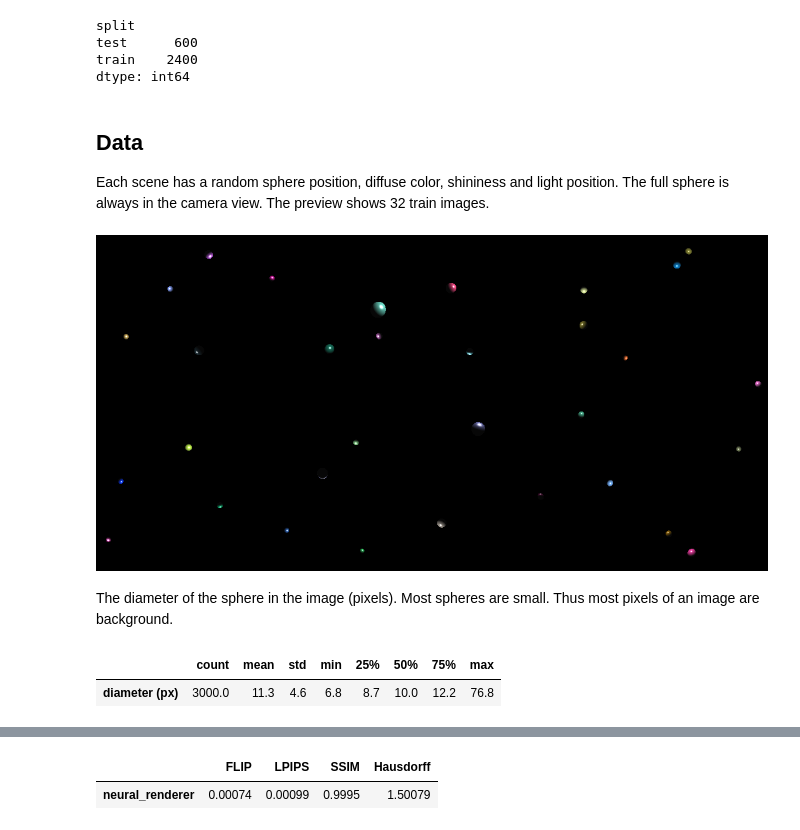
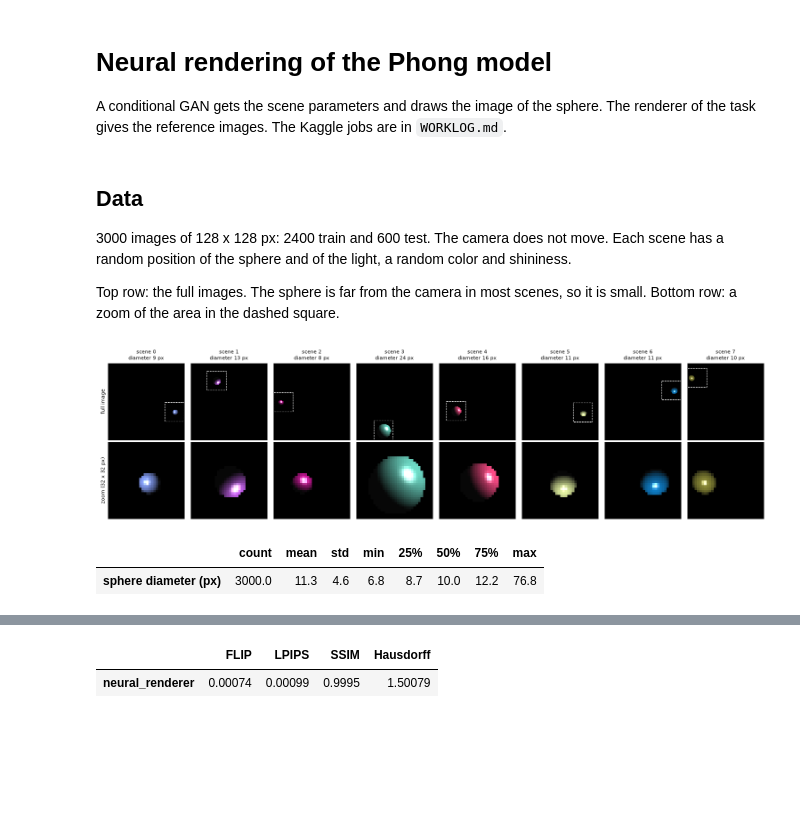
Before and after one commit to nataliachoszczyk/ComputerVisionAndImageProcessing, a Jupyter notebook: 03-rendering/experiments.ipynb, the cells around one changed output, grey strips where cells are left out. Saved outputs shown, nothing was run; the diff lists cells and outputs as text; code cells hidden in the pictures; blank space fills up the shorter version.

Commit message:
Make the figures and the text of the notebook easier to read

```diff
--- a/03-rendering/experiments.ipynb
+++ b/03-rendering/experiments.ipynb
@@ -10,3 +1,8 @@ renderer of the task (`renderer/`).
+# %% [markdown]
+# Neural rendering of the Phong model
+
+A conditional GAN gets the scene parameters and draws the image of the sphere. The renderer of the task gives the
+reference images. The Kaggle jobs are in `WORKLOG.md`.
 # %%
 import warnings
 
@@ -14,30 +10,25 @@ import pandas as pd
 from IPython.display import Image, display
 
 from metrics import METRICS, load_summaries, metric_correlation, plot_histories, scores_by_size, sphere_diameter
+from training import plot_render_pairs, plot_scenes
 
 warnings.filterwarnings("ignore")
 RESULTS = "results"
 params = pd.read_csv(f"{RESULTS}/data-v1/params.csv")
-params.groupby("split").size()
-# %% [output]
-split
-test      600
-train    2400
-dtype: int64
-# %% [markdown]
-## Data
-
-Each scene has a random sphere position, diffuse color, shininess and light position. The full sphere is always in the
-camera view. The preview shows 32 train images.
+# %% [markdown]
+## Data
+
+3000 images of 128 x 128 px: 2400 train and 600 test. The camera does not move. Each scene has a random position of
+the sphere and of the light, a random color and shininess.
+
+Top row: the full images. The sphere is far from the camera in most scenes, so it is small. Bottom row: a zoom of the
+area in the dashed square.
 # %%
-display(Image(f"{RESULTS}/data-v1/preview.png"))
+plot_scenes(f"{RESULTS}/data-v1/preview.png", params);
 # %% [output]
-[figure, old version]
+[figure, new version]
-# %% [markdown]
-The diameter of the sphere in the image (pixels). Most spheres are small. Thus most pixels of an image are background.
 # %%
-diameter = pd.Series(sphere_diameter(params), name="diameter (px)")
-diameter.describe().round(1).to_frame().T
+pd.Series(sphere_diameter(params), name="sphere diameter (px)").describe().round(1).to_frame().T
 # %% [output]
 |  | count | mean | std | min | 25% | 50% | 75% | max |
-| diameter (px) | 3000.0 | 11.3 | 4.6 | 6.8 | 8.7 | 10.0 | 12.2 | 76.8 |
+| sphere diameter (px) | 3000.0 | 11.3 | 4.6 | 6.8 | 8.7 | 10.0 | 12.2 | 76.8 |
```
Also changed, not shown: parts of 32 cells of this notebook, 2 other files.
